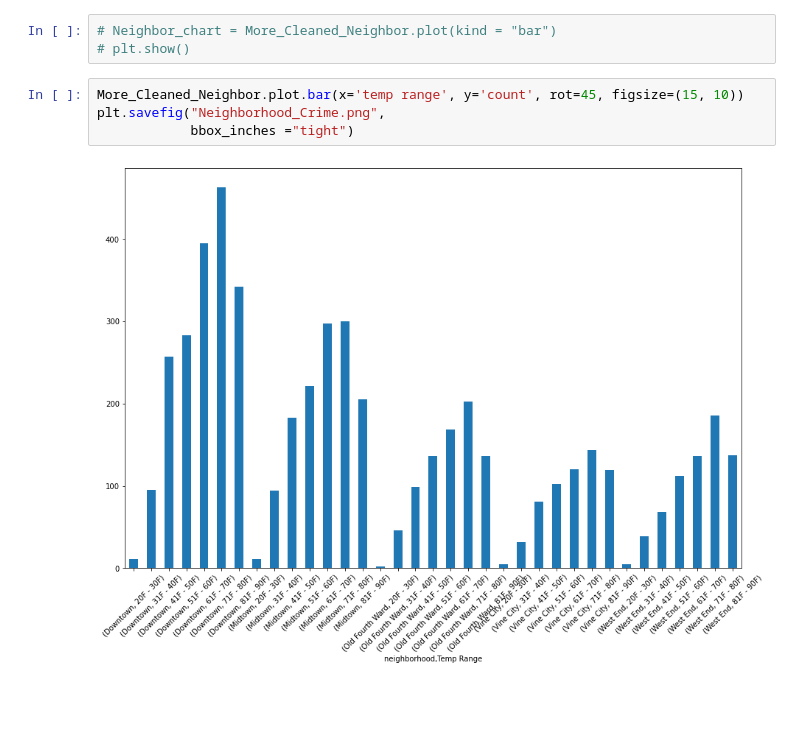
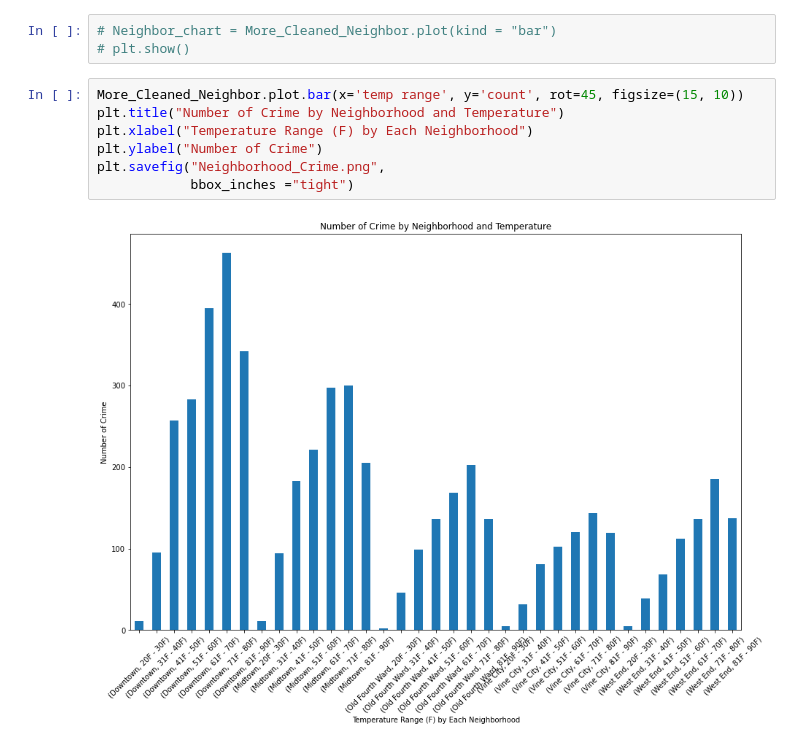
Before and after one commit to gimmemyleg/Group-6-Project-1, a Jupyter notebook: ProjectGroup6Coding.ipynb, the cells around one changed output. Cells and saved outputs as stored; diff of their text form; blank space fills up the shorter version.

```diff
--- a/ProjectGroup6Coding.ipynb
+++ b/ProjectGroup6Coding.ipynb
@@ -315,7 +315,10 @@ The correlation coefficient between precipitation and crime rate is -0.4
 # plt.show()
 # %%
 More_Cleaned_Neighbor.plot.bar(x='temp range', y='count', rot=45, figsize=(15, 10))
+plt.title("Number of Crime by Neighborhood and Temperature")
+plt.xlabel("Temperature Range (F) by Each Neighborhood")
+plt.ylabel("Number of Crime")
 plt.savefig("Neighborhood_Crime.png",
             bbox_inches ="tight")
 # %% [output]
-[figure, old version]
+[figure, new version]
```
Also changed, not shown: parts of 1 cell of this notebook, 3 other files.
